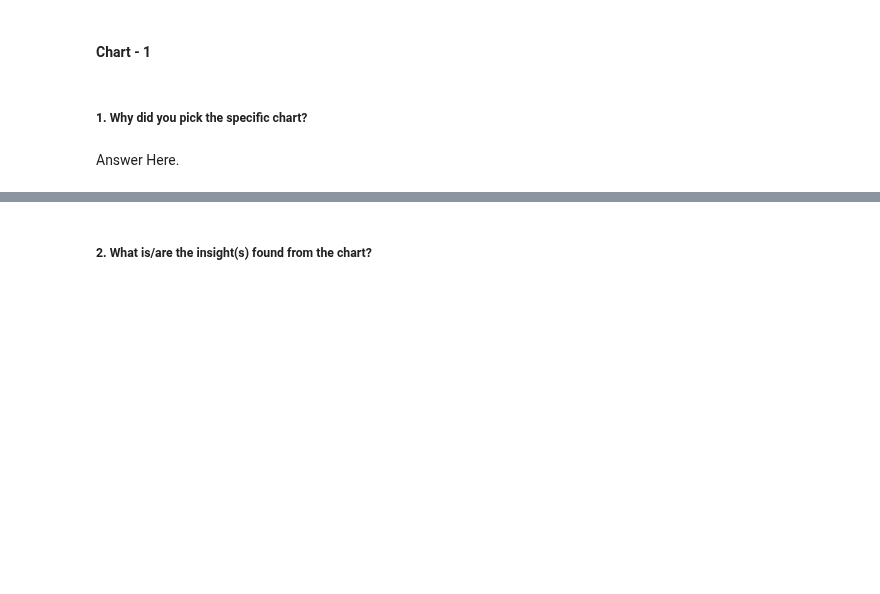
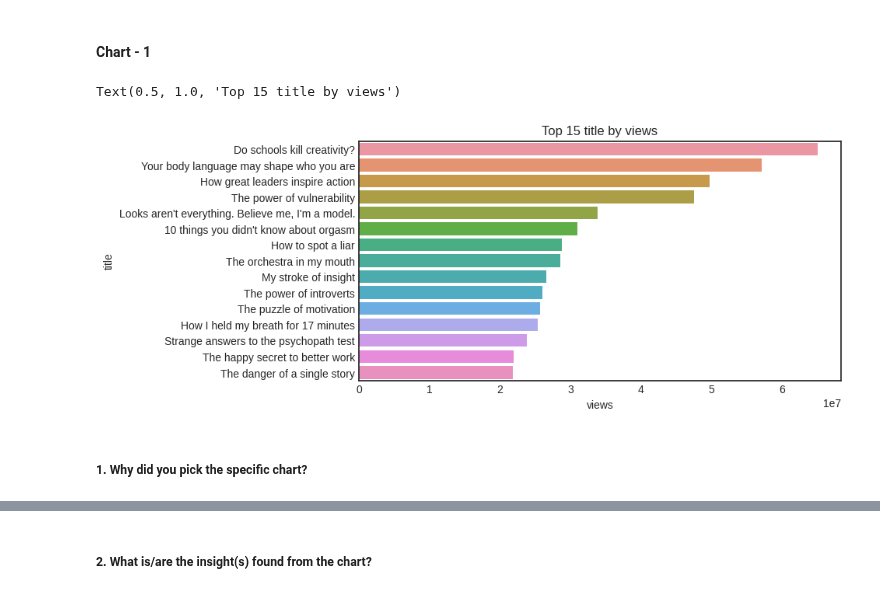
Before and after one commit to shubhamrai1318/TED_Talk_Views_Prediction, a Jupyter notebook: TED_Talk_Views_Prediction.ipynb, the cells around one changed output, grey strips where cells are left out. Cells and saved outputs as stored; diff of their text form; code cells hidden in the pictures; blank space fills up the shorter version.

Commit message:
Data Visualization (Chart-1) completed

```diff
--- a/TED_Talk_Views_Prediction.ipynb
+++ b/TED_Talk_Views_Prediction.ipynb
@@ -521,4 +519,16 @@ popular_talk
+# %%
+# Chart - 1 visualization code
+
+# find popular talk show titles and speakers based on views
+popular_talk = df[['title', 'speaker', 'views']].sort_values('views', ascending=False)[0:15]
+popular_talk
+
+fig, ax = plt.subplots()
+# create a barplot with top 15 speakers by views
+sns.barplot(x='views', y='title', data=popular_talk)
+ax.set_title('Top 15 title by views')
+# %% [output]
+Text(0.5, 1.0, 'Top 15 title by views')
+[figure, added]
 # %% [markdown]
 ##### 1. Why did you pick the specific chart?
-# %% [markdown]
-Answer Here.
```
Also changed, not shown: parts of 8 cells of this notebook.
